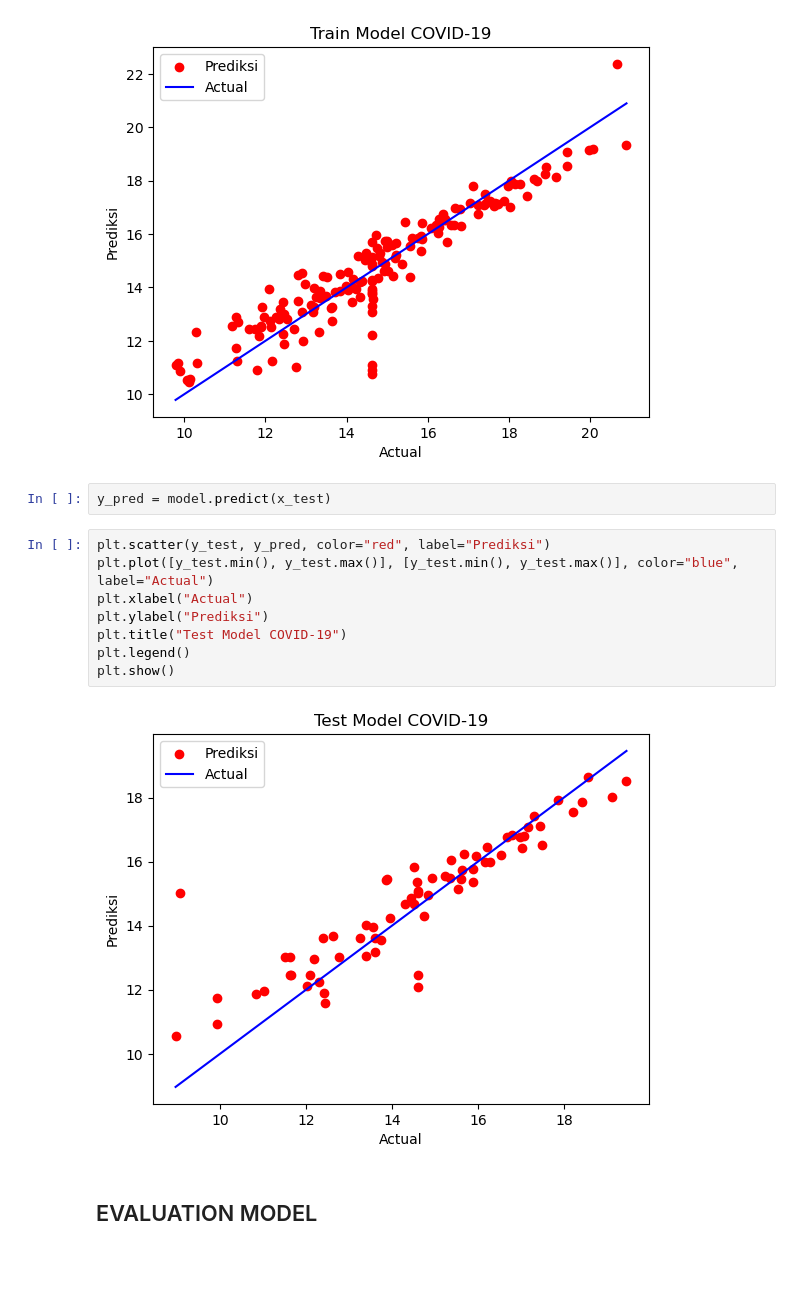
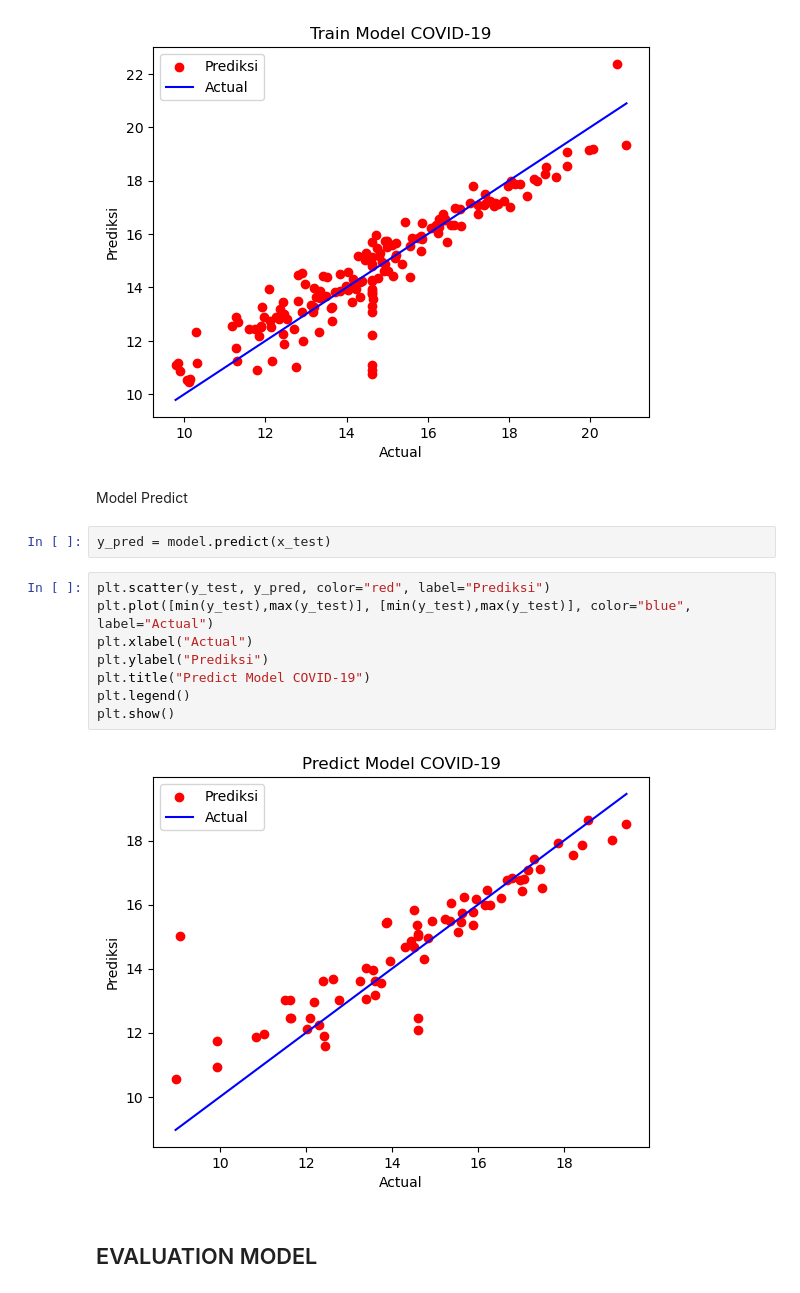
Before and after one commit to farzah14/Prediction_Cases_COVID-19, a Jupyter notebook: linear_regression.ipynb, the cells around one changed output. Drawn from its saved outputs; the diff is of its cells as text; blank space fills up the shorter version.

Commit message:
Update Title Predict and change code visualisasi Predict

```diff
--- a/linear_regression.ipynb
+++ b/linear_regression.ipynb
@@ -367,18 +369,20 @@ plt.legend()
 plt.show()
 # %% [output]
 [figure]
-# %%
-y_pred = model.predict(x_test)
+# %% [markdown]
+Model Predict
+# %%
+y_pred = model.predict(x_test)
 # %%
 plt.scatter(y_test, y_pred, color="red", label="Prediksi")
-plt.plot([y_test.min(), y_test.max()], [y_test.min(), y_test.max()], color="blue", label="Actual")
+plt.plot([min(y_test),max(y_test)], [min(y_test),max(y_test)], color="blue", label="Actual")
 plt.xlabel("Actual")
 plt.ylabel("Prediksi")
-plt.title("Test Model COVID-19")
+plt.title("Predict Model COVID-19")
 plt.legend()
 plt.show()
 # %% [output]
-[figure, old version]
+[figure, new version]
 # %% [markdown]
 ## EVALUATION MODEL
 # %%
```
Also changed, not shown: parts of 1 cell of this notebook.
